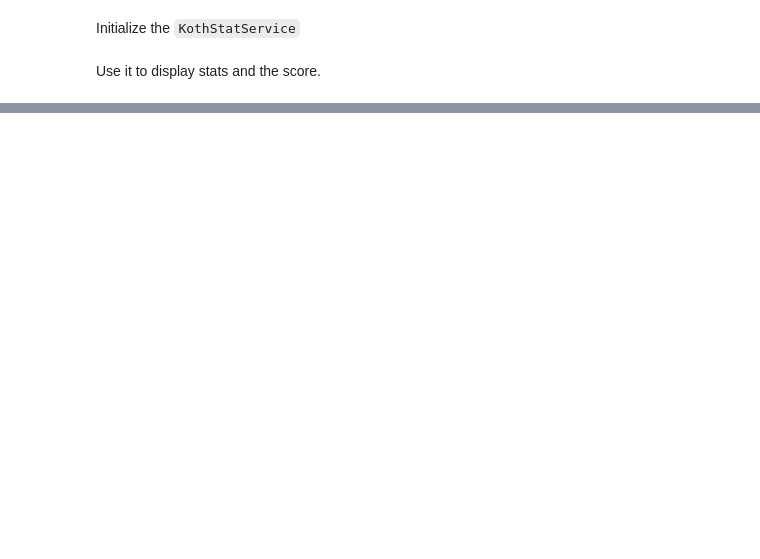
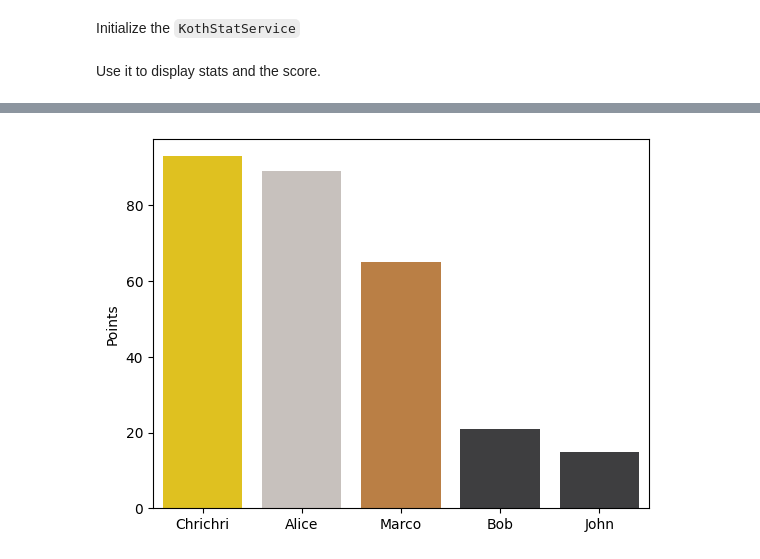
Before and after one commit to Wolgamonox/koth-ping-pong-website, a Jupyter notebook: koth_stats/example/koth_stats_example.ipynb, the cells around one changed output, grey strips where cells are left out. Saved outputs shown, nothing was run; the diff lists cells and outputs as text; code cells hidden in the pictures; blank space fills up the shorter version.

```diff
--- a/koth_stats/example/koth_stats_example.ipynb
+++ b/koth_stats/example/koth_stats_example.ipynb
@@ -69,0 +77,3 @@ ks_service.points_df
+# %%
+points_df = ks_service.points_df()
+points_df
@@ -69,0 +88,10 @@ ks_service.points_df
+# %%
+nb_players = len(players_g1)
+
+medal_colors_palette = sns.color_palette(['#FFD700', '#C9C0BB', '#CD7F32'] + (nb_players - 3)*['#3E3E40'])
+
+sns.barplot(x=points_df.index, y=points_df.Points, palette=medal_colors_palette)
+plt.xlabel('')
+plt.show()
+# %% [output]
+[figure, added]
```
Also changed, not shown: parts of 9 cells of this notebook, 1 other file.
